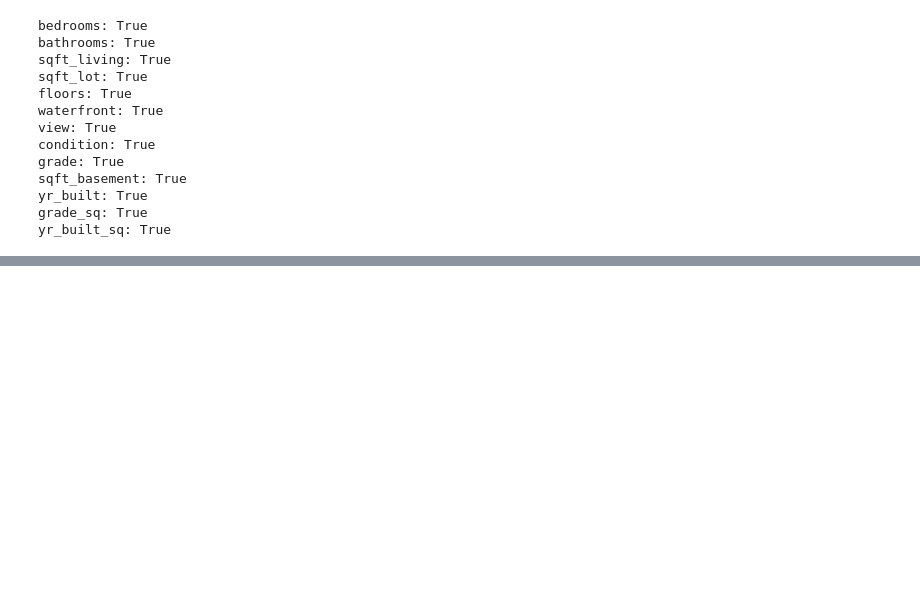
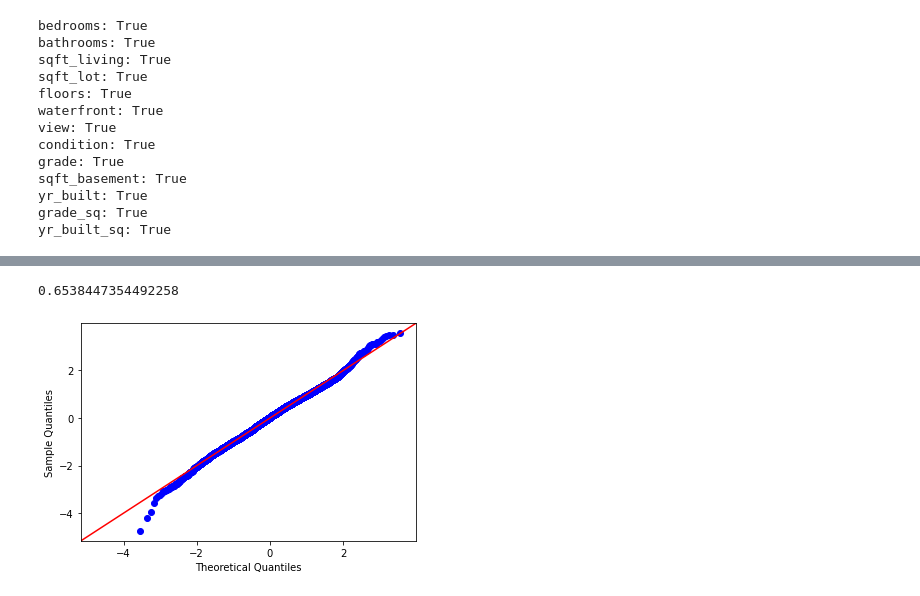
Before and after one commit to kaiuechi/flatiron-real-estate-modeling, a Jupyter notebook: code/draft.ipynb, the cells around one changed output, grey strips where cells are left out. Cells and saved outputs as stored; diff of their text form; code cells hidden in the pictures; blank space fills up the shorter version.

Commit message:
scale target, look for interactions

```diff
--- a/code/draft.ipynb
+++ b/code/draft.ipynb
@@ -703,0 +759,17 @@ yr_built_sq: True
+# %%
+#handle normality, log scale.
+y_log = np.log(y_processed)
+
+X_train, X_test, y_train, y_test = train_test_split(x_processed, y_log)
+
+model = LinearRegression()
+model.fit(X_train, y_train)
+print(model.score(X_test, y_test))
+
+predictions = model.predict(X_test)
+residuals = y_test - predictions
+
+sm.graphics.qqplot(residuals, dist=stats.norm, line='45', fit=True);
+# %% [output]
+0.6538447354492258
+[figure, added]
```
Also changed, not shown: parts of 20 cells of this notebook.
